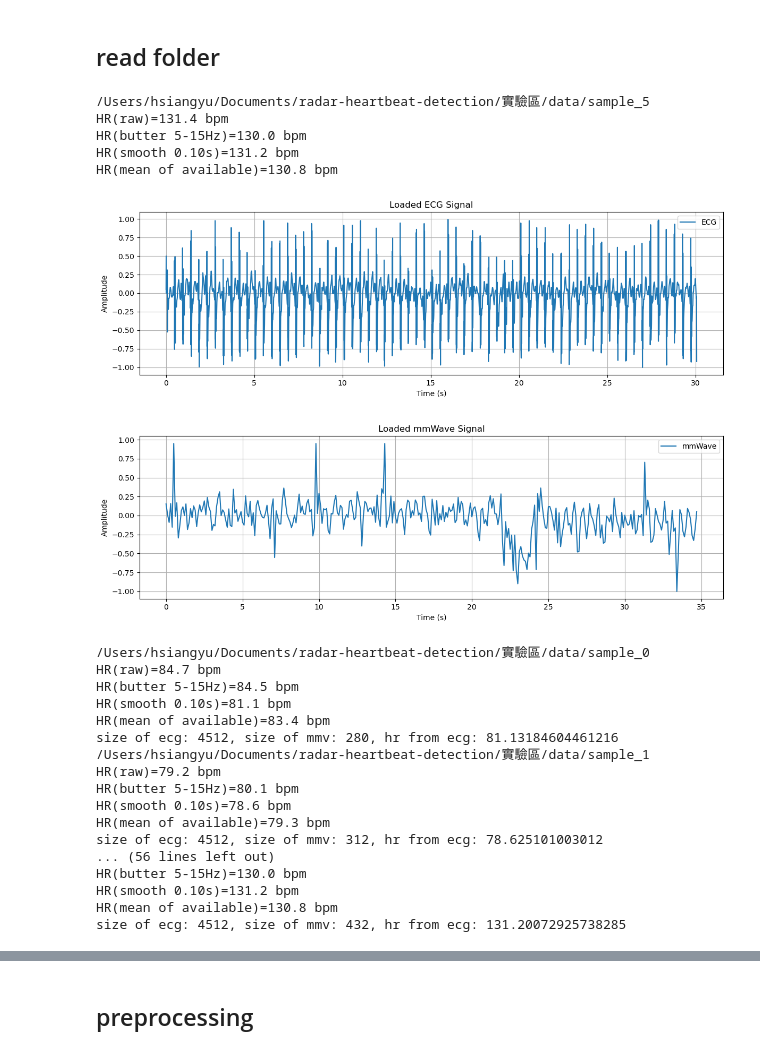
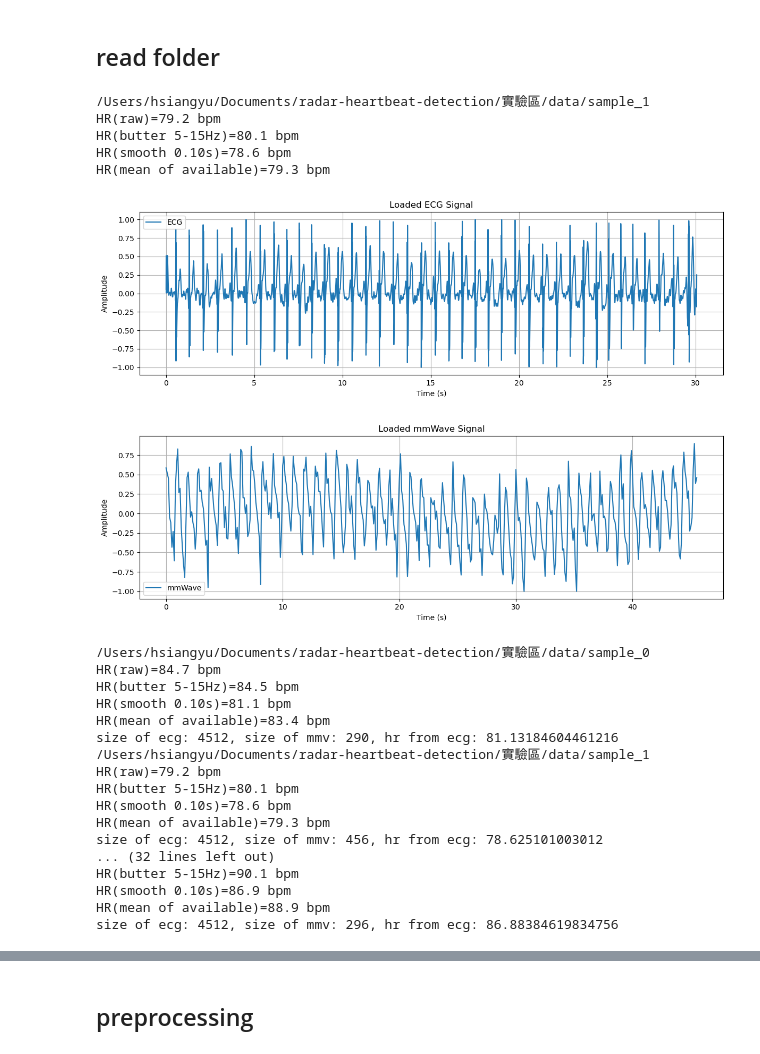
Before and after one commit to seannnnnn1017/radar-heartbeat-detection, a Jupyter notebook: 實驗區/filter_main.ipynb, the cells around one changed output, grey strips where cells are left out. Cells and saved outputs as stored; diff of their text form; code cells hidden in the pictures.

```diff
--- a/實驗區/filter_main.ipynb
+++ b/實驗區/filter_main.ipynb
@@ -282,29 +282,29 @@ def transform_to_dataframe(summary):
 # %%
 if __name__ == "__main__": #test
     import os
     cwd = os.getcwd()
-    path=os.path.join(cwd, 'data','sample_5')
+    path=os.path.join(cwd, 'data','sample_1')
     print(path)
     df_ecg, fs_Hz, info = load_ecg_csv(path+'/1_1lead.csv') #read ecg
     res = ecg_hr_csv_like_scp(path+'/1_1lead.csv')
     res['hr_smooth_0p10s_bpm']
 
 
     summary = process_vitals_folder(path, outdir="outputs") # read mmv floder
     df_mmv= transform_to_dataframe(summary)
 
     df_ecg_fixed = normalize_ts(df_ecg, y_candidates=('wave',), dt=None)
     pltot_fixed(df_ecg_fixed, title='Loaded ECG Signal', label='ECG')
     df_mmv_fixed = normalize_ts(df_mmv, y_candidates=('mmv','mmwave','heartbeat','value','signal'), dt=0.1)
     pltot_fixed(df_mmv_fixed, title='Loaded mmWave Signal', label='mmWave')
 # %% [output]
-/Users/hsiangyu/Documents/radar-heartbeat-detection/實驗區/data/sample_5
-HR(raw)=131.4 bpm
-HR(butter 5-15Hz)=130.0 bpm
-HR(smooth 0.10s)=131.2 bpm
-HR(mean of available)=130.8 bpm
+/Users/hsiangyu/Documents/radar-heartbeat-detection/實驗區/data/sample_1
+HR(raw)=79.2 bpm
+HR(butter 5-15Hz)=80.1 bpm
+HR(smooth 0.10s)=78.6 bpm
+HR(mean of available)=79.3 bpm
-[figure, old version]
+[figure, new version]
-[figure, old version]
+[figure, new version]
 # %%
 # input folder get sub folder (sample_n)
 import os
@@ -341,18 +341,18 @@ HR(raw)=84.7 bpm
 HR(butter 5-15Hz)=84.5 bpm
 HR(smooth 0.10s)=81.1 bpm
 HR(mean of available)=83.4 bpm
-size of ecg: 4512, size of mmv: 280, hr from ecg: 81.13184604461216
+size of ecg: 4512, size of mmv: 290, hr from ecg: 81.13184604461216
 /Users/hsiangyu/Documents/radar-heartbeat-detection/實驗區/data/sample_1
 HR(raw)=79.2 bpm
 HR(butter 5-15Hz)=80.1 bpm
 HR(smooth 0.10s)=78.6 bpm
 HR(mean of available)=79.3 bpm
-size of ecg: 4512, size of mmv: 312, hr from ecg: 78.625101003012
-... (56 lines left out)
-HR(butter 5-15Hz)=130.0 bpm
-HR(smooth 0.10s)=131.2 bpm
-HR(mean of available)=130.8 bpm
-size of ecg: 4512, size of mmv: 432, hr from ecg: 131.20072925738285
+size of ecg: 4512, size of mmv: 456, hr from ecg: 78.625101003012
+... (32 lines left out)
+HR(butter 5-15Hz)=90.1 bpm
+HR(smooth 0.10s)=86.9 bpm
+HR(mean of available)=88.9 bpm
+size of ecg: 4512, size of mmv: 296, hr from ecg: 86.88384619834756
 # %%
 for i in all_sample_wave:
     pass
```
Also changed, not shown: parts of 5 cells of this notebook, 2 other files.
